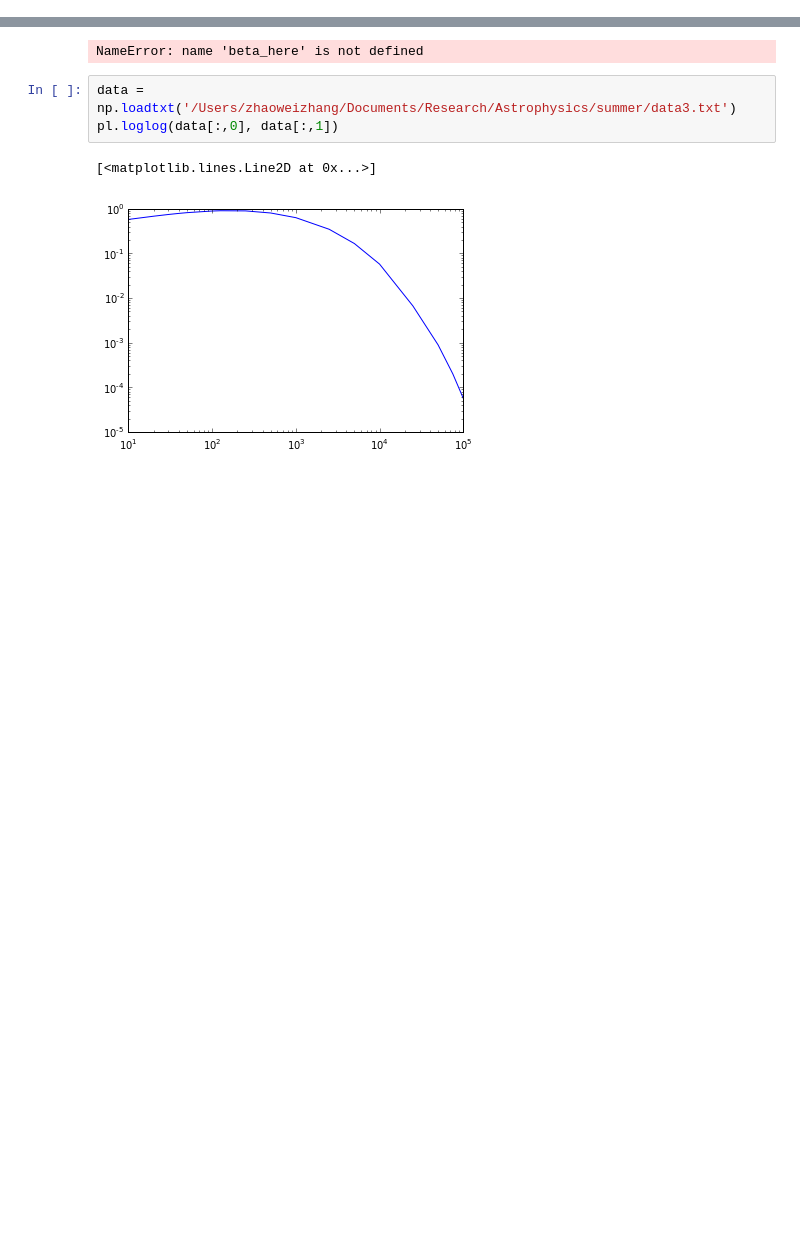
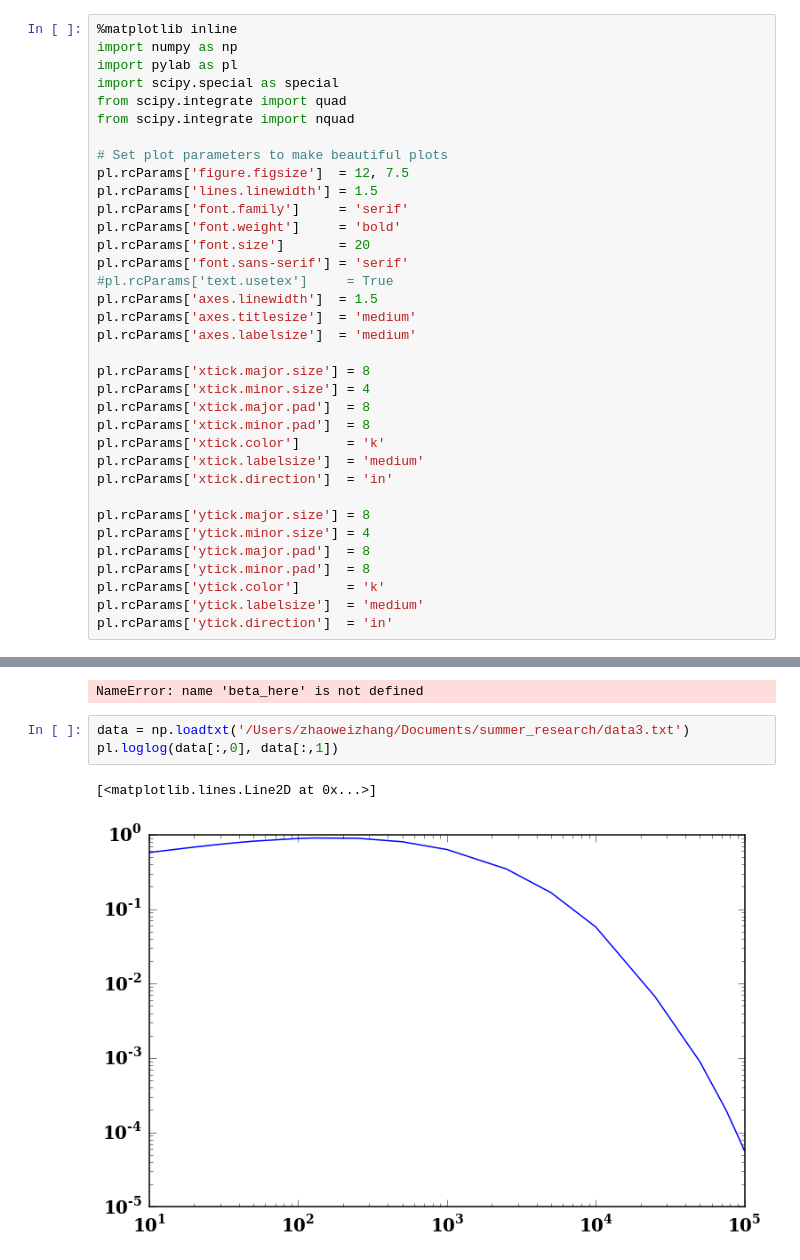
Before and after one commit to ZhaoweiZ/kappa_summer, a Jupyter notebook: write_everything_into_Eq_60_and_do_through_65.ipynb, the cells around one changed output, grey strips where cells are left out. Drawn from its saved outputs; the diff is of its cells as text; blank space fills up the shorter version.

Commit message:
trying to plot fig.9

```diff
--- a/write_everything_into_Eq_60_and_do_through_65.ipynb
+++ b/write_everything_into_Eq_60_and_do_through_65.ipynb
@@ -8,3 +1,38 @@ from scipy.integrate import nquad
+# %%
+%matplotlib inline
+import numpy as np
+import pylab as pl
+import scipy.special as special
+from scipy.integrate import quad
+from scipy.integrate import nquad
+
+# Set plot parameters to make beautiful plots
+pl.rcParams['figure.figsize']  = 12, 7.5
+pl.rcParams['lines.linewidth'] = 1.5
+pl.rcParams['font.family']     = 'serif'
+pl.rcParams['font.weight']     = 'bold'
+pl.rcParams['font.size']       = 20
+pl.rcParams['font.sans-serif'] = 'serif'
+#pl.rcParams['text.usetex']     = True
+pl.rcParams['axes.linewidth']  = 1.5
+pl.rcParams['axes.titlesize']  = 'medium'
+pl.rcParams['axes.labelsize']  = 'medium'
+
+pl.rcParams['xtick.major.size'] = 8
+pl.rcParams['xtick.minor.size'] = 4
+pl.rcParams['xtick.major.pad']  = 8
+pl.rcParams['xtick.minor.pad']  = 8
+pl.rcParams['xtick.color']      = 'k'
+pl.rcParams['xtick.labelsize']  = 'medium'
+pl.rcParams['xtick.direction']  = 'in'
+
+pl.rcParams['ytick.major.size'] = 8
+pl.rcParams['ytick.minor.size'] = 4
+pl.rcParams['ytick.major.pad']  = 8
+pl.rcParams['ytick.minor.pad']  = 8
+pl.rcParams['ytick.color']      = 'k'
+pl.rcParams['ytick.labelsize']  = 'medium'
+pl.rcParams['ytick.direction']  = 'in'
 # %%
 #want to plot the integrand in Eq. 60 of the paper
 #with filled in values of I(...), delta(yn),
@@ -184,10 +211,10 @@ print n_up
 # %% [output]
 NameError: name 'beta_here' is not defined
 # %%
-data = np.loadtxt('/Users/zhaoweizhang/Documents/Research/Astrophysics/summer/data3.txt')
+data = np.loadtxt('/Users/zhaoweizhang/Documents/summer_research/data3.txt')
 pl.loglog(data[:,0], data[:,1])
 # %% [output]
 [<matplotlib.lines.Line2D at 0x...>]
-[figure, old version]
+[figure, new version]
 # %%
 def jnu_72(X):
```
Also changed, not shown: parts of 8 cells of this notebook.
